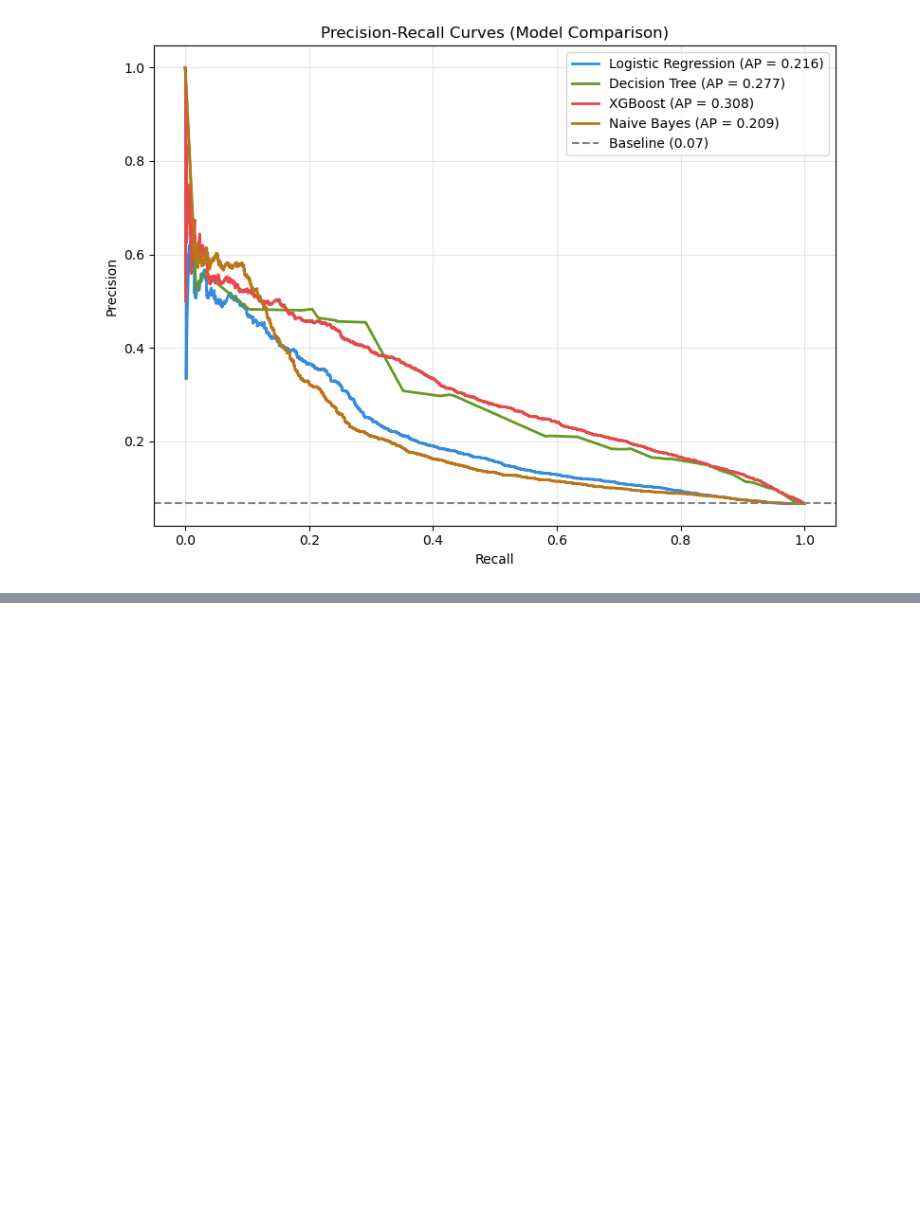
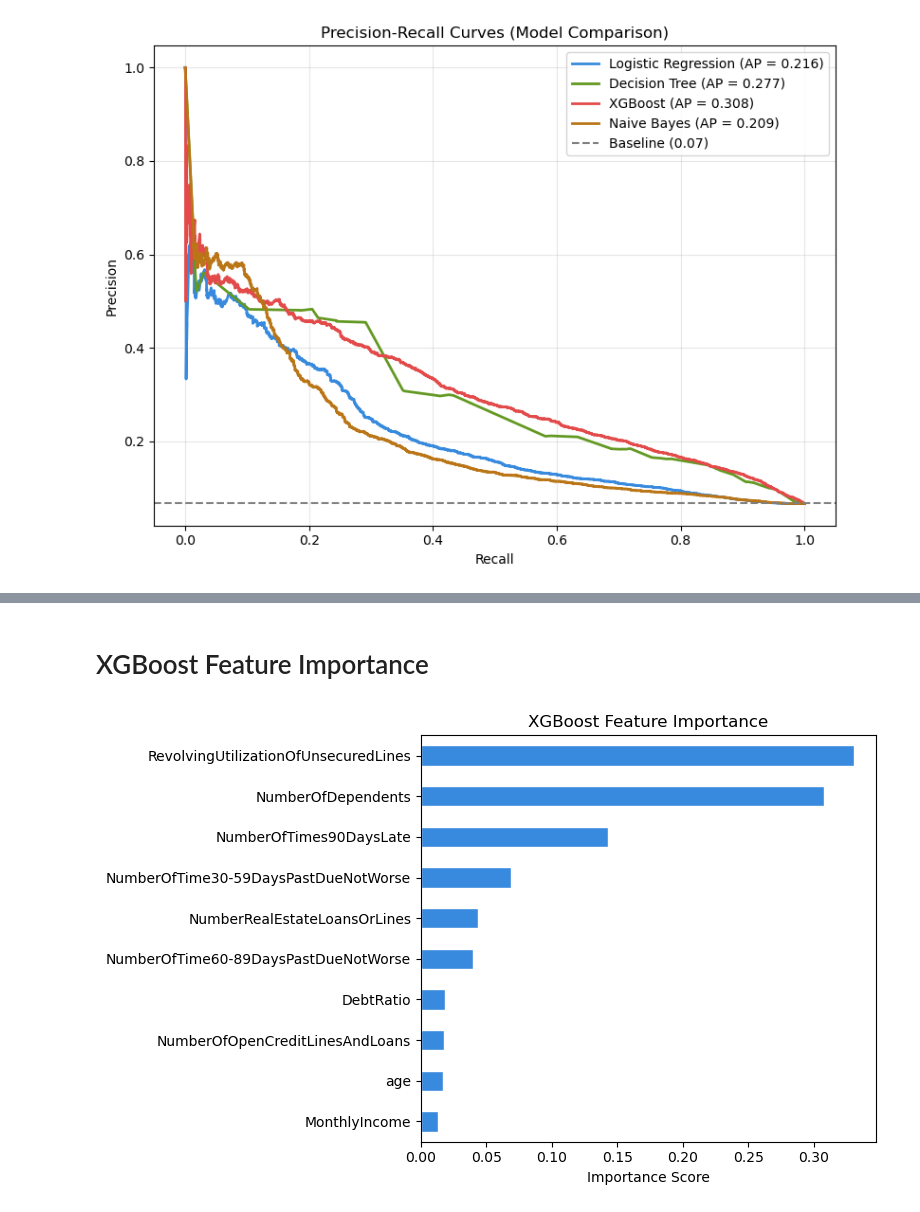
Before and after one commit to crawfordJames/Credit-Risk-Prediction, a Jupyter notebook: Credit Risk & Loan Prediction.ipynb, the cells around one changed output, grey strips where cells are left out. Saved outputs shown, nothing was run; the diff lists cells and outputs as text; code cells hidden in the pictures; blank space fills up the shorter version.

```diff
--- a/Credit Risk & Loan Prediction.ipynb
+++ b/Credit Risk & Loan Prediction.ipynb
@@ -233,0 +363,27 @@ plt.show()
+# %% [markdown]
+# XGBoost Feature Importance
+# %%
+# Feature importance tells us which variables XGBoost relied on most heavily when making predictions
+# Measured by how often a feature is used to split nodes across all trees in the ensemble (gain-based importance)
+
+# This is valuable for:
+# Understanding what drives default risk
+# Identifying potentially redundant features
+# Communicating model behavior to non-technical stakeholders
+
+# Note: XGBoost feature importance shows WHICH features matter but not the DIRECTION of their impact (positive or negative)
+# SHAP values in Cell 12 provide that insight
+
+xgb_model = results['XGBoost']['model']
+
+importances = pd.Series(xgb_model.feature_importances_, index=X.columns)
+importances = importances.sort_values(ascending=True)
+
+plt.figure(figsize=(8, 5))
+importances.plot(kind='barh', color='#378ADD', edgecolor='white')
+plt.title('XGBoost Feature Importance')
+plt.xlabel('Importance Score')
+plt.tight_layout()
+plt.show()
+# %% [output]
+[figure, added]
```
Also changed, not shown: parts of 28 cells of this notebook.
